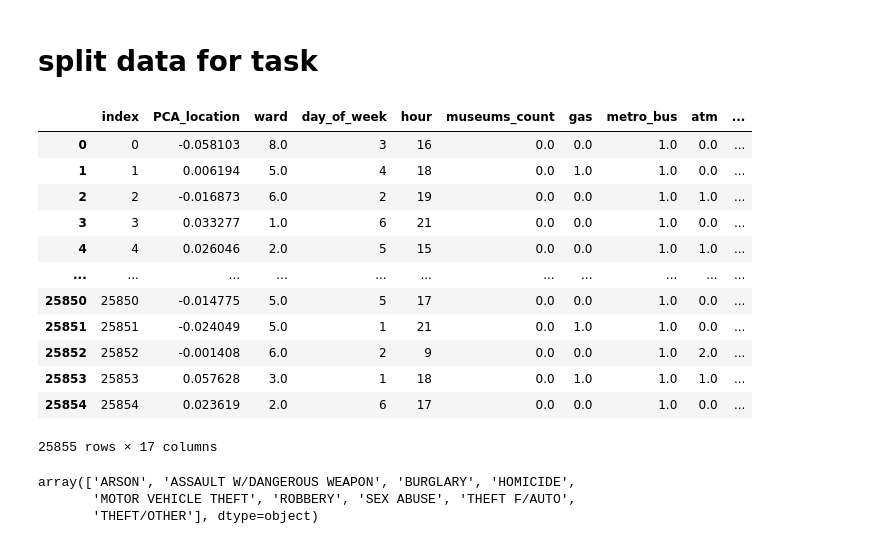
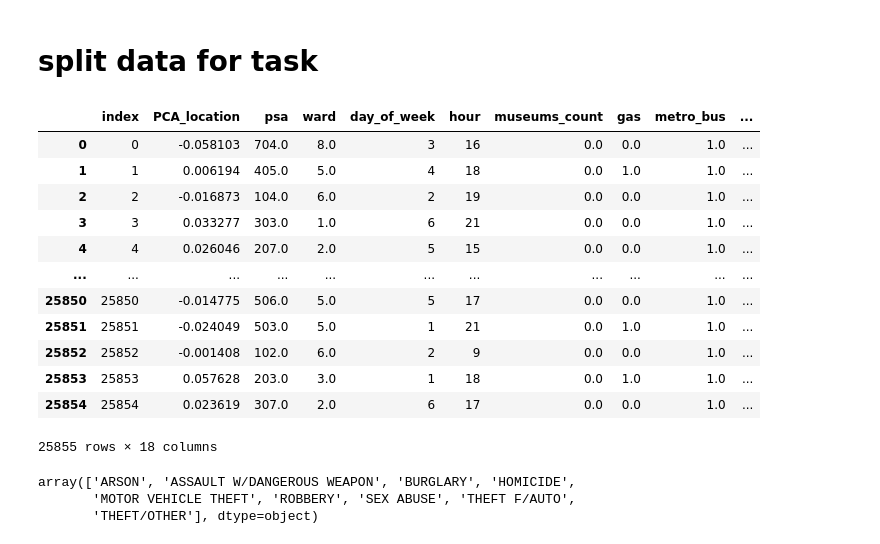
Before and after one commit to siji2022/information_retrieval, a Jupyter notebook: Predict_offense_type.ipynb, the cells around one changed output. Drawn from its saved outputs; the diff is of its cells as text; code cells hidden in the pictures.

```diff
--- a/Predict_offense_type.ipynb
+++ b/Predict_offense_type.ipynb
@@ -289,24 +292,24 @@ encoded_offsen_type=le.fit_transform(crime_data['offense'])
 # %%
 crime_data['offense_type']=encoded_offsen_type
 # %%
-sel_cols=['index','PCA_location','ward','day_of_week', 'hour', 'museums_count', 'gas',
+sel_cols=['index','PCA_location','psa','ward','day_of_week', 'hour', 'museums_count', 'gas',
        'metro_bus', 'atm', 'banks', 'grocery', 'metro_stations', 'post_office',
        'schools', 'libraries', 'shuttle_bus','offense_type']
 crime_data[sel_cols]
 # %% [output]
-|  | index | PCA_location | ward | day_of_week | hour | museums_count | gas | metro_bus | atm | ... |
-| 0 | 0 | -0.058103 | 8.0 | 3 | 16 | 0.0 | 0.0 | 1.0 | 0.0 | ... |
-| 1 | 1 | 0.006194 | 5.0 | 4 | 18 | 0.0 | 1.0 | 1.0 | 0.0 | ... |
-| 2 | 2 | -0.016873 | 6.0 | 2 | 19 | 0.0 | 0.0 | 1.0 | 1.0 | ... |
-| 3 | 3 | 0.033277 | 1.0 | 6 | 21 | 0.0 | 0.0 | 1.0 | 0.0 | ... |
-| 4 | 4 | 0.026046 | 2.0 | 5 | 15 | 0.0 | 0.0 | 1.0 | 1.0 | ... |
+|  | index | PCA_location | psa | ward | day_of_week | hour | museums_count | gas | metro_bus | ... |
+| 0 | 0 | -0.058103 | 704.0 | 8.0 | 3 | 16 | 0.0 | 0.0 | 1.0 | ... |
+| 1 | 1 | 0.006194 | 405.0 | 5.0 | 4 | 18 | 0.0 | 1.0 | 1.0 | ... |
+| 2 | 2 | -0.016873 | 104.0 | 6.0 | 2 | 19 | 0.0 | 0.0 | 1.0 | ... |
+| 3 | 3 | 0.033277 | 303.0 | 1.0 | 6 | 21 | 0.0 | 0.0 | 1.0 | ... |
+| 4 | 4 | 0.026046 | 207.0 | 2.0 | 5 | 15 | 0.0 | 0.0 | 1.0 | ... |
 | ... | ... | ... | ... | ... | ... | ... | ... | ... | ... | ... |
-| 25850 | 25850 | -0.014775 | 5.0 | 5 | 17 | 0.0 | 0.0 | 1.0 | 0.0 | ... |
-| 25851 | 25851 | -0.024049 | 5.0 | 1 | 21 | 0.0 | 1.0 | 1.0 | 0.0 | ... |
-| 25852 | 25852 | -0.001408 | 6.0 | 2 | 9 | 0.0 | 0.0 | 1.0 | 2.0 | ... |
-| 25853 | 25853 | 0.057628 | 3.0 | 1 | 18 | 0.0 | 1.0 | 1.0 | 1.0 | ... |
-| 25854 | 25854 | 0.023619 | 2.0 | 6 | 17 | 0.0 | 0.0 | 1.0 | 0.0 | ... |
+| 25850 | 25850 | -0.014775 | 506.0 | 5.0 | 5 | 17 | 0.0 | 0.0 | 1.0 | ... |
+| 25851 | 25851 | -0.024049 | 503.0 | 5.0 | 1 | 21 | 0.0 | 1.0 | 1.0 | ... |
+| 25852 | 25852 | -0.001408 | 102.0 | 6.0 | 2 | 9 | 0.0 | 0.0 | 1.0 | ... |
+| 25853 | 25853 | 0.057628 | 203.0 | 3.0 | 1 | 18 | 0.0 | 1.0 | 1.0 | ... |
+| 25854 | 25854 | 0.023619 | 307.0 | 2.0 | 6 | 17 | 0.0 | 0.0 | 1.0 | ... |
-25855 rows × 17 columns
+25855 rows × 18 columns
 # %%
 le.classes_
 # %% [output]
```
Also changed, not shown: parts of 9 cells of this notebook, 36 other files.
